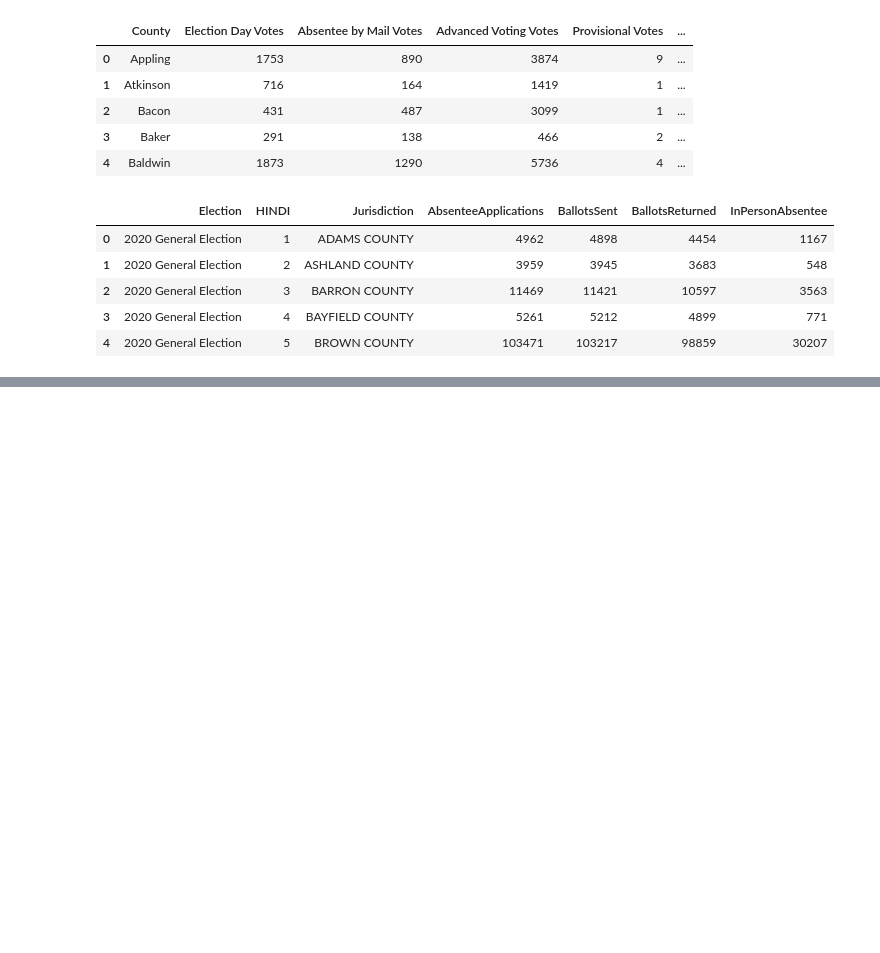
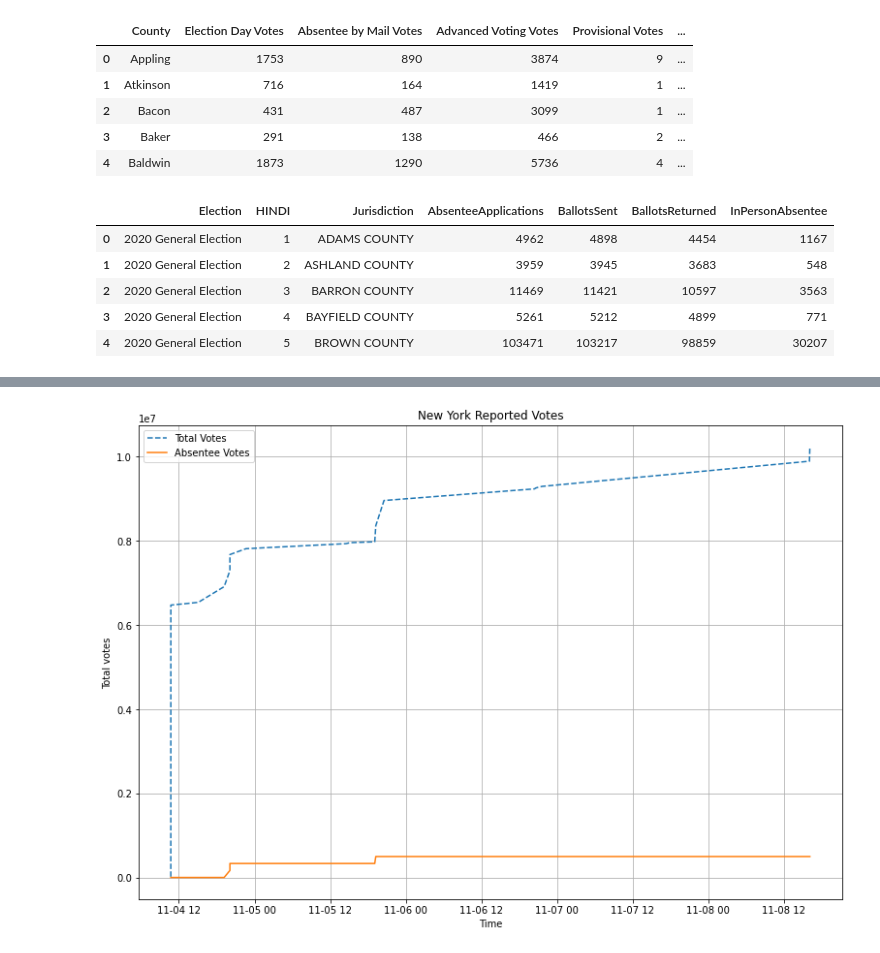
Before and after one commit to eweed001/ORIE-4741-Project, a Jupyter notebook: Absentee_Voting_Data_Analysis.ipynb, the cells around one changed output, grey strips where cells are left out. Drawn from its saved outputs; the diff is of its cells as text; code cells hidden in the pictures; blank space fills up the shorter version.

Commit message:
Added beginnings of absentee analysis

```diff
--- a/Absentee_Voting_Data_Analysis.ipynb
+++ b/Absentee_Voting_Data_Analysis.ipynb
@@ -49,0 +180,4 @@ wi.head()
+# %%
+#Subsetting by states
+ny = votecount[votecount.state=='NY']
+ny.head()
@@ -49,0 +191,5 @@ wi.head()
+# %%
+#Sorting by time of last update
+ny = ny.sort_values(by=['last_updated'],ascending =1)
+ny = ny.reset_index()
+ny.head()
@@ -49,0 +203,9 @@ wi.head()
+# %%
+# Creating a cumulative total of votes column
+ny['cumul_votes'] = ny['votes'][1]
+ny['cumul_absentee'] = ny['absentee_votes'][1]
+for i in range(1,len(ny)):
+    ny['cumul_votes'][i] = ny['cumul_votes'][i-1]+ny['votes'][i]
+    ny['cumul_absentee'][i] = ny['cumul_absentee'][i-1]+ny['absentee_votes'][i]
+
+ny.head()
@@ -49,0 +227,16 @@ wi.head()
+# %%
+fig, ax = plt.subplots(figsize=(13, 9))
+
+# Specify how our lines should look
+ax.plot(ny.last_updated, ny.cumul_votes, label = 'Total Votes',linestyle='--')
+ax.plot(ny.last_updated, ny.cumul_absentee, label = 'Absentee Votes')
+#ax.plot(ny.last_updated, ny['results-trumpd'], label = 'Absentee Votes')
+#ax.plot(ny.last_updated, ny['results-bidenj'], label = 'Absentee Votes')
+# Same as above
+ax.set_xlabel('Time')
+ax.set_ylabel('Total votes')
+ax.set_title('New York Reported Votes')
+ax.grid(True)
+ax.legend(loc='upper left');
+# %% [output]
+[figure, added]
```
Also changed, not shown: parts of 17 cells of this notebook, 1 other file.
